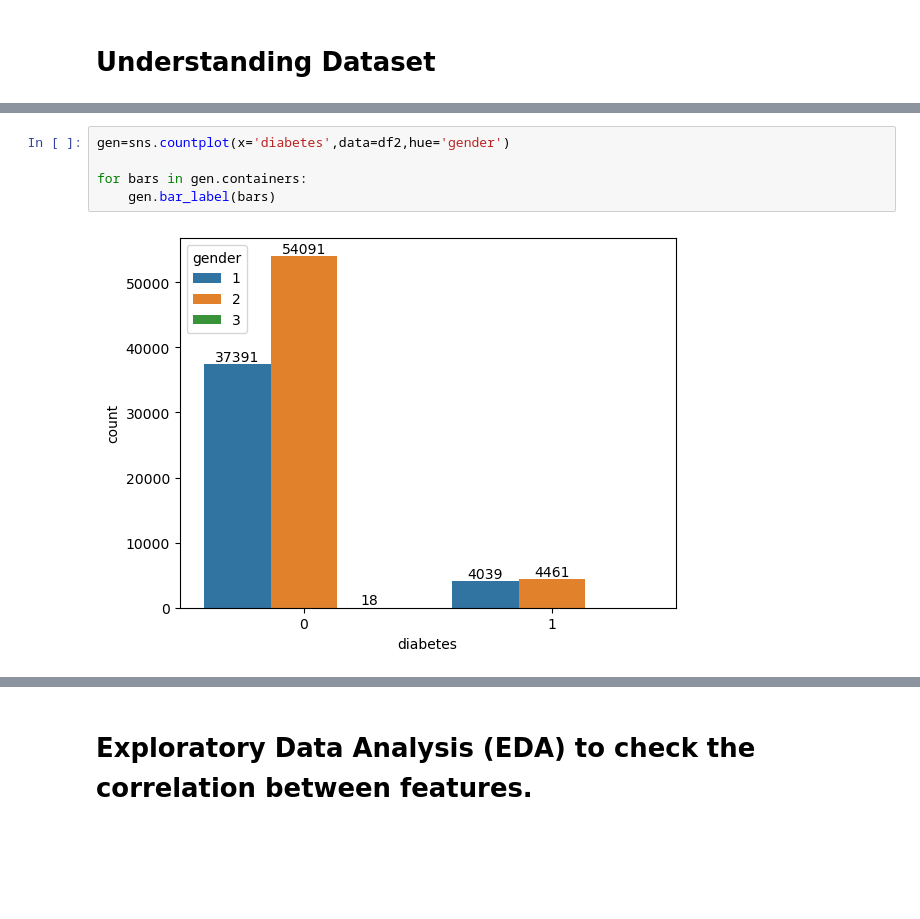
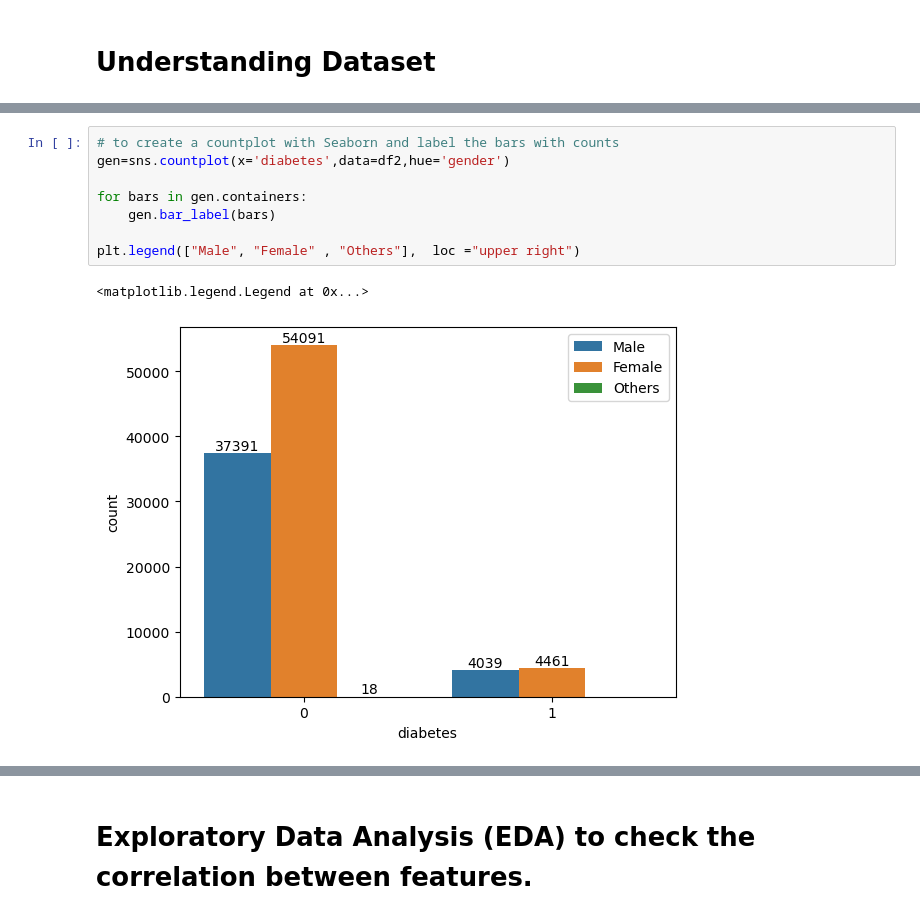
Before and after one commit to PrathamKumar125/Diabetes_Prediction_model, a Jupyter notebook: Diabetes Prediction Model.ipynb, the cells around one changed output, grey strips where cells are left out. Cells and saved outputs as stored; diff of their text form; blank space fills up the shorter version.

```diff
--- a/Diabetes Prediction Model.ipynb
+++ b/Diabetes Prediction Model.ipynb
@@ -157,10 +184,14 @@ df2.describe()
 | 75% | 2.000000 | 60.000000 | 0.00000 | 0.000000 | 29.580000 | 6.200000 | 159.000000 | 0.000000 | ... |
 | max | 3.000000 | 80.000000 | 1.00000 | 1.000000 | 95.690000 | 9.000000 | 300.000000 | 1.000000 | ... |
 # %%
+# to create a countplot with Seaborn and label the bars with counts
 gen=sns.countplot(x='diabetes',data=df2,hue='gender')
 
 for bars in gen.containers:
     gen.bar_label(bars)
+
+plt.legend(["Male", "Female" , "Others"],  loc ="upper right")
 # %% [output]
+<matplotlib.legend.Legend at 0x...>
-[figure, old version]
+[figure, new version]
 # %%
```
Also changed, not shown: parts of 49 cells of this notebook.
